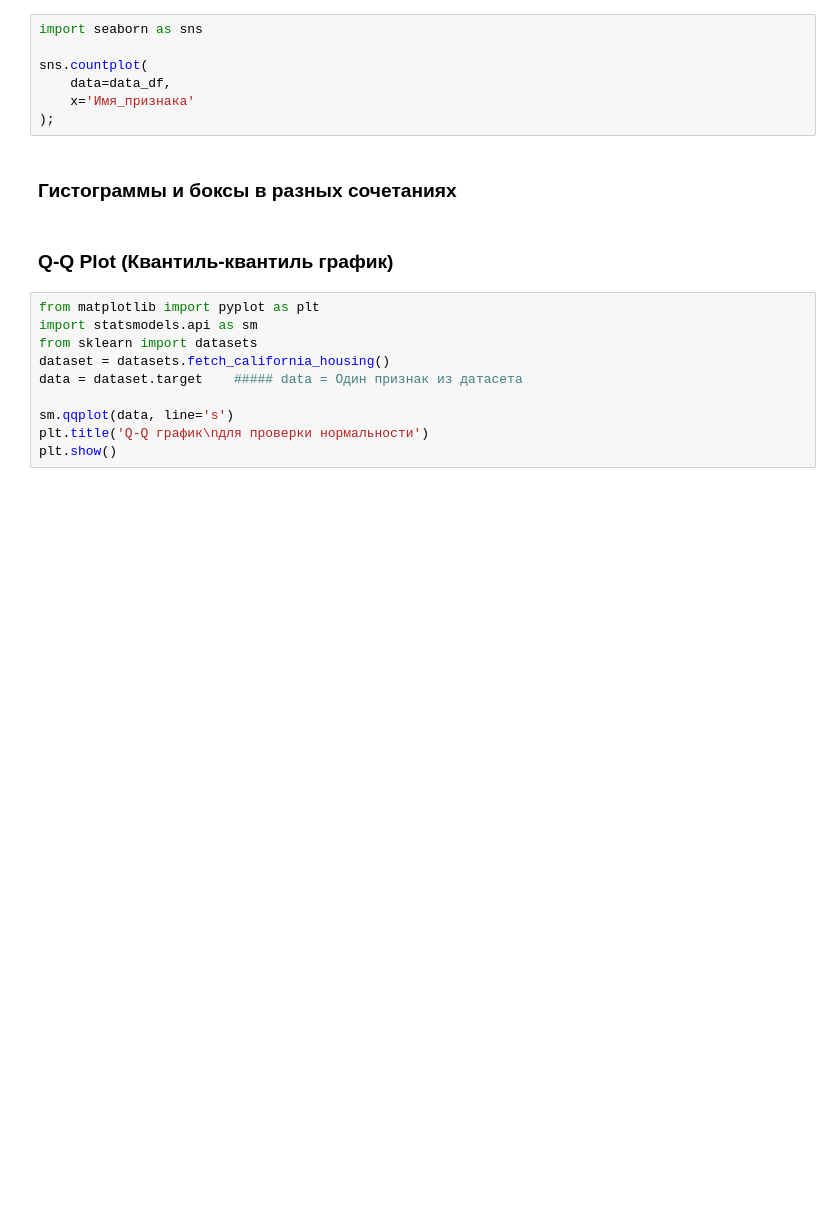
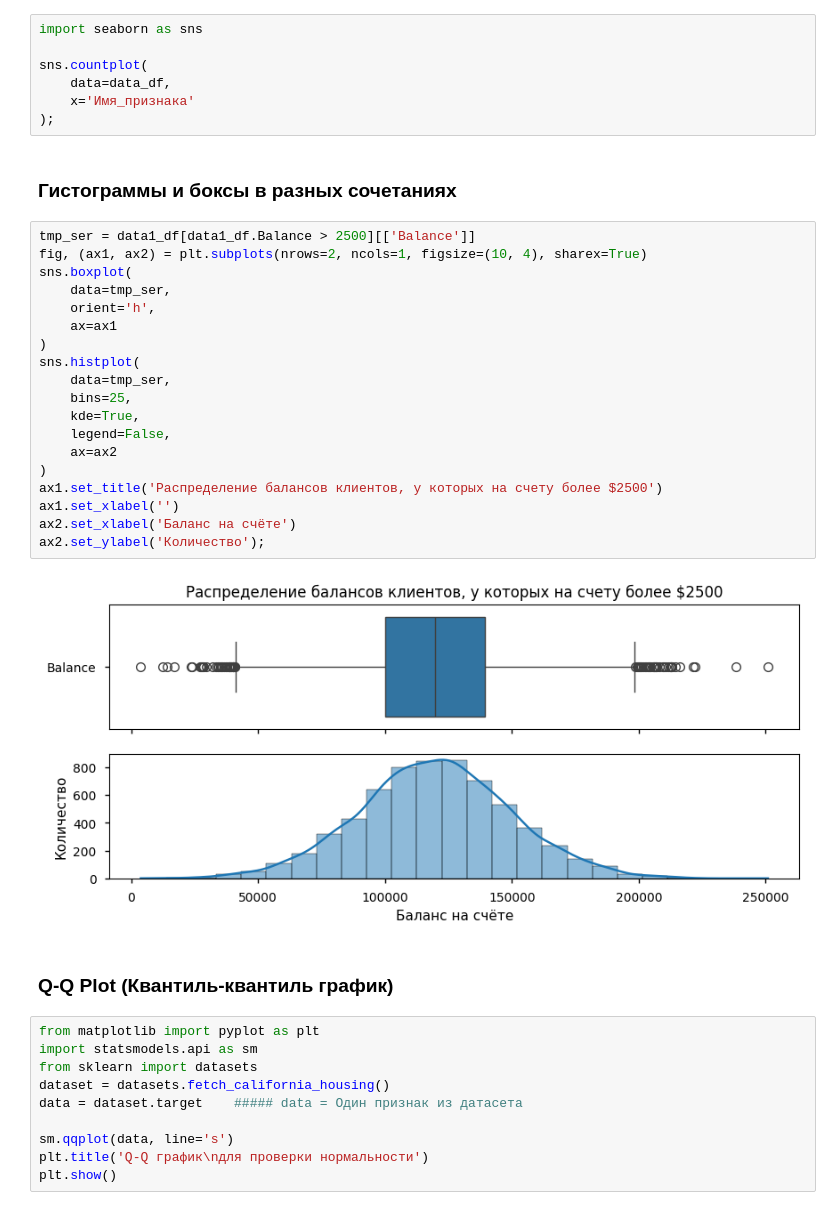
Before and after one commit to wildfielded/samples-ds, a Jupyter notebook: _Spurs/EDA_graph.ipynb, the cells around one changed output. Saved outputs shown, nothing was run; the diff lists cells and outputs as text; blank space fills up the shorter version.

```diff
--- a/_Spurs/EDA_graph.ipynb
+++ b/_Spurs/EDA_graph.ipynb
@@ -46,6 +46,27 @@ sns.countplot(
 );
 # %% [markdown]
 ### Гистограммы и боксы в разных сочетаниях ###
+# %%
+tmp_ser = data1_df[data1_df.Balance > 2500][['Balance']]
+fig, (ax1, ax2) = plt.subplots(nrows=2, ncols=1, figsize=(10, 4), sharex=True)
+sns.boxplot(
+    data=tmp_ser,
+    orient='h',
+    ax=ax1
+)
+sns.histplot(
+    data=tmp_ser,
+    bins=25,
+    kde=True,
+    legend=False,
+    ax=ax2
+)
+ax1.set_title('Распределение балансов клиентов, у которых на счету более $2500')
+ax1.set_xlabel('')
+ax2.set_xlabel('Баланс на счёте')
+ax2.set_ylabel('Количество');
+# %% [output]
+[figure, added]
 # %% [markdown]
 ### Q-Q Plot (Квантиль-квантиль график)
 # %%
```
